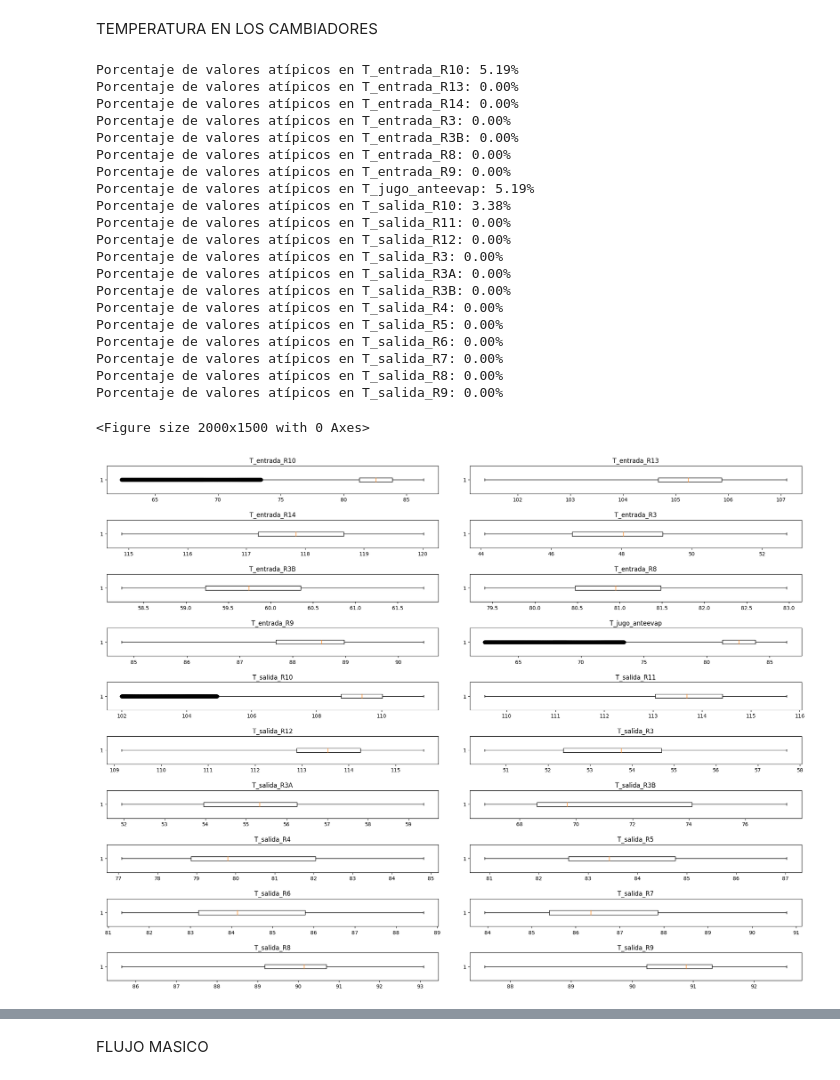
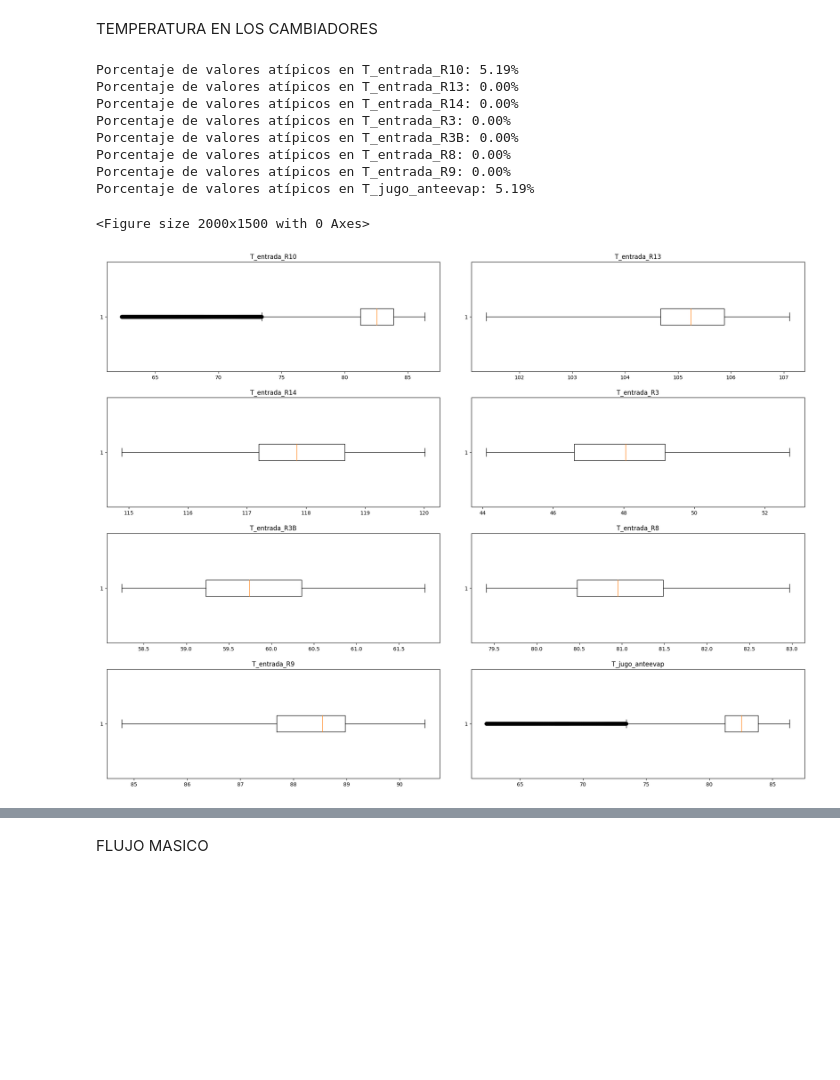
Before and after one commit to JavierPerrote/DESARROLLO-DE-UN-SENSOR-SOFTWARE-PARA-LA-ESTIMACI-N-DE-MATERIA-SECA-EN-UN-PROCESO-INDUSTRIAL, a Jupyter notebook: BoxplotFiltro.ipynb, the cells around one changed output, grey strips where cells are left out. Cells and saved outputs as stored; diff of their text form; code cells hidden in the pictures; blank space fills up the shorter version.

```diff
--- a/BoxplotFiltro.ipynb
+++ b/BoxplotFiltro.ipynb
@@ -146,46 +146,31 @@ TEMPERATURA EN LOS CAMBIADORES
 # %%
 # presiones
 data = dataFiltered.loc[:,['T_entrada_R10', 'T_entrada_R13',
        'T_entrada_R14', 'T_entrada_R3', 'T_entrada_R3B', 'T_entrada_R8',
-       'T_entrada_R9', 'T_jugo_anteevap', 'T_salida_R10', 'T_salida_R11',
-       'T_salida_R12', 'T_salida_R3', 'T_salida_R3A', 'T_salida_R3B',
-       'T_salida_R4', 'T_salida_R5', 'T_salida_R6', 'T_salida_R7',
-       'T_salida_R8', 'T_salida_R9']]
+       'T_entrada_R9', 'T_jugo_anteevap']]
 
 nRowsG = math.ceil(len(data.columns) /2)
 ncolumnsG = 2
 plt.rcParams['figure.figsize'] = [20, 15]
 plt.figure()
 fig, axs = plt.subplots(nRowsG, ncolumnsG)
 fig.tight_layout(pad=3.0)
 
 for index,column in enumerate(data.columns):
     boxplot = axs[index // ncolumnsG, index % ncolumnsG].boxplot(data[column], vert=False, whis=3)
     axs[index // ncolumnsG, index % ncolumnsG].set_title(column)
     outliers = boxplot["fliers"][0].get_data()[0]
     total = len(data[column])
     outliers_percentage = len(outliers) / total * 100
     print(f"Porcentaje de valores atípicos en {column}: {outliers_percentage:.2f}%")
 # %% [output]
 Porcentaje de valores atípicos en T_entrada_R10: 5.19%
 Porcentaje de valores atípicos en T_entrada_R13: 0.00%
 Porcentaje de valores atípicos en T_entrada_R14: 0.00%
 Porcentaje de valores atípicos en T_entrada_R3: 0.00%
 Porcentaje de valores atípicos en T_entrada_R3B: 0.00%
 Porcentaje de valores atípicos en T_entrada_R8: 0.00%
 Porcentaje de valores atípicos en T_entrada_R9: 0.00%
 Porcentaje de valores atípicos en T_jugo_anteevap: 5.19%
-Porcentaje de valores atípicos en T_salida_R10: 3.38%
-Porcentaje de valores atípicos en T_salida_R11: 0.00%
-Porcentaje de valores atípicos en T_salida_R12: 0.00%
-Porcentaje de valores atípicos en T_salida_R3: 0.00%
-Porcentaje de valores atípicos en T_salida_R3A: 0.00%
-Porcentaje de valores atípicos en T_salida_R3B: 0.00%
-Porcentaje de valores atípicos en T_salida_R4: 0.00%
-Porcentaje de valores atípicos en T_salida_R5: 0.00%
-Porcentaje de valores atípicos en T_salida_R6: 0.00%
-Porcentaje de valores atípicos en T_salida_R7: 0.00%
-Porcentaje de valores atípicos en T_salida_R8: 0.00%
-Porcentaje de valores atípicos en T_salida_R9: 0.00%
 <Figure size 2000x1500 with 0 Axes>
-[figure, old version]
+[figure, new version]
```
Also changed, not shown: parts of 2 cells of this notebook.
